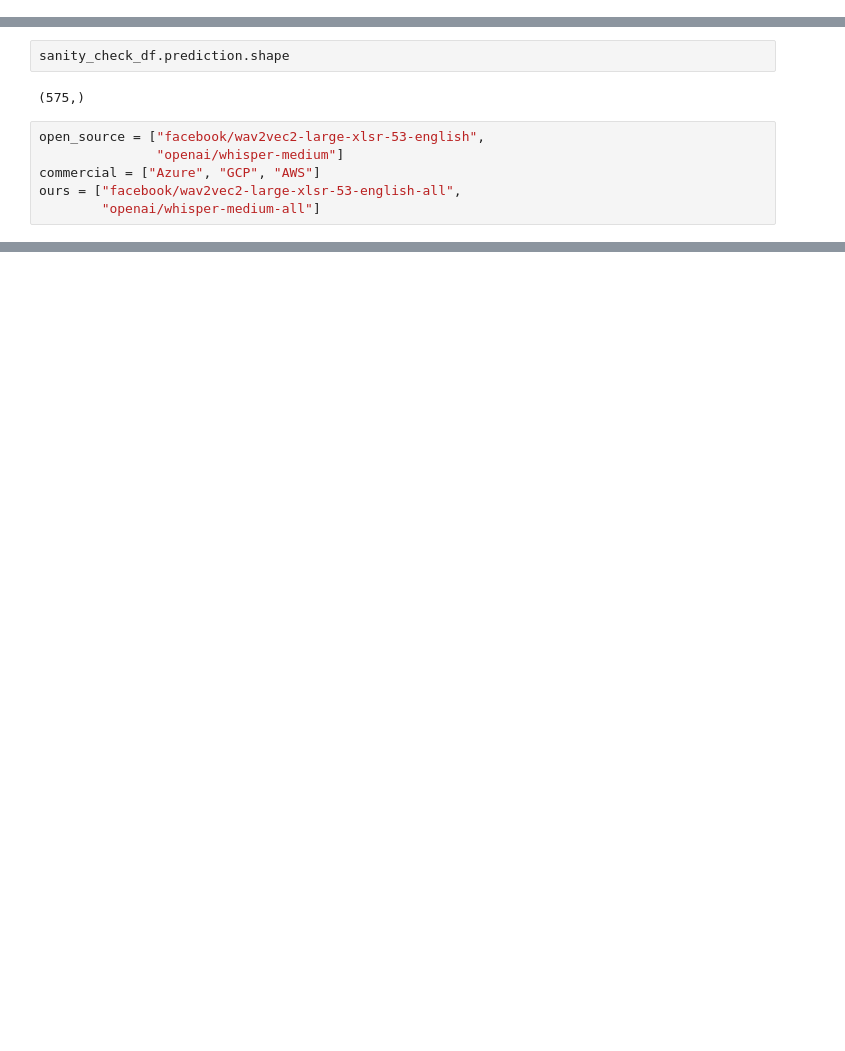
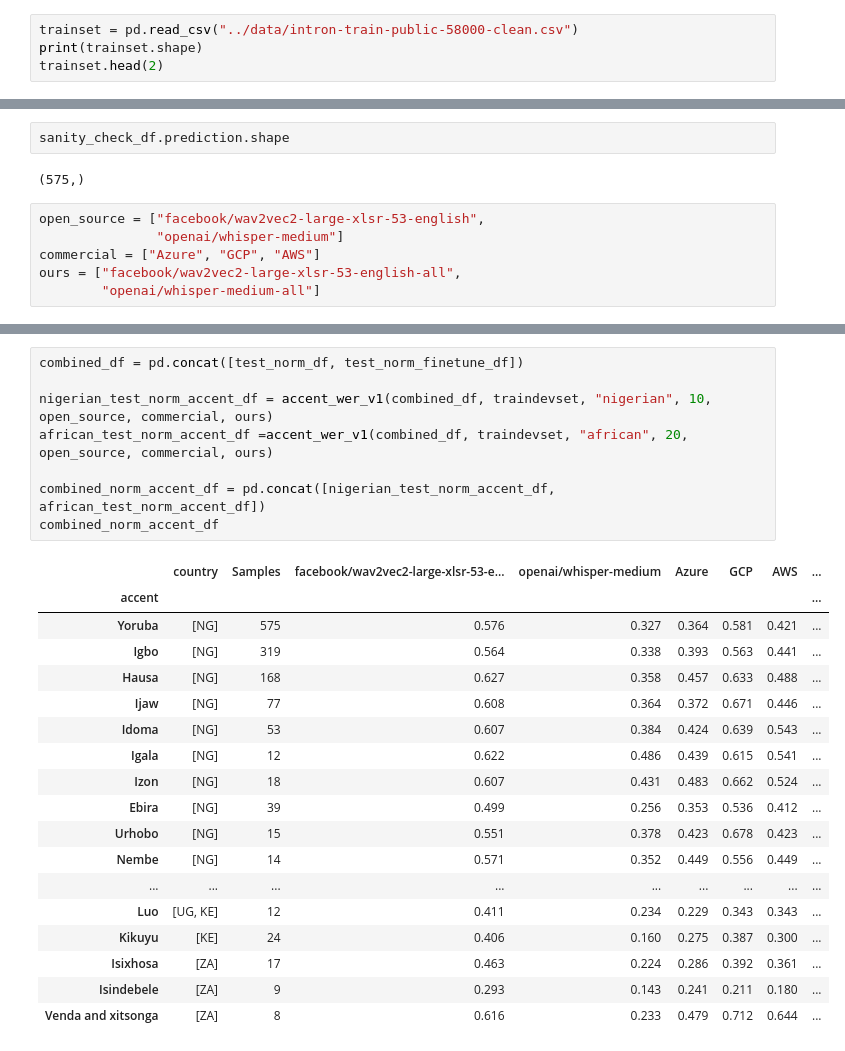
Before and after one commit to intron-innovation/AfriSpeech-200, a Jupyter notebook: notebooks/result_analysis.ipynb, the cells around one changed output, grey strips where cells are left out. Drawn from its saved outputs; the diff is of its cells as text; blank space fills up the shorter version.

```diff
--- a/notebooks/result_analysis.ipynb
+++ b/notebooks/result_analysis.ipynb
@@ -237,0 +250,4 @@ devset.head(2)
+# %%
+trainset = pd.read_csv("../data/intron-train-public-58000-clean.csv")
+print(trainset.shape)
+trainset.head(2)
@@ -337,0 +542,27 @@ accent_df
+# %%
+combined_df = pd.concat([test_norm_df, test_norm_finetune_df])
+
+nigerian_test_norm_accent_df = accent_wer_v1(combined_df, traindevset, "nigerian", 10, open_source, commercial, ours)
+african_test_norm_accent_df =accent_wer_v1(combined_df, traindevset, "african", 20, open_source, commercial, ours)
+
+combined_norm_accent_df = pd.concat([nigerian_test_norm_accent_df, african_test_norm_accent_df])
+combined_norm_accent_df
+# %% [output]
+|  | country | Samples | facebook/wav2vec2-large-xlsr-53-e... | openai/whisper-medium | Azure | GCP | AWS | ... |
+| accent |  |  |  |  |  |  |  | ... |
+| Yoruba | [NG] | 575 | 0.576 | 0.327 | 0.364 | 0.581 | 0.421 | ... |
+| Igbo | [NG] | 319 | 0.564 | 0.338 | 0.393 | 0.563 | 0.441 | ... |
+| Hausa | [NG] | 168 | 0.627 | 0.358 | 0.457 | 0.633 | 0.488 | ... |
+| Ijaw | [NG] | 77 | 0.608 | 0.364 | 0.372 | 0.671 | 0.446 | ... |
+| Idoma | [NG] | 53 | 0.607 | 0.384 | 0.424 | 0.639 | 0.543 | ... |
+| Igala | [NG] | 12 | 0.622 | 0.486 | 0.439 | 0.615 | 0.541 | ... |
+| Izon | [NG] | 18 | 0.607 | 0.431 | 0.483 | 0.662 | 0.524 | ... |
+| Ebira | [NG] | 39 | 0.499 | 0.256 | 0.353 | 0.536 | 0.412 | ... |
+| Urhobo | [NG] | 15 | 0.551 | 0.378 | 0.423 | 0.678 | 0.423 | ... |
+| Nembe | [NG] | 14 | 0.571 | 0.352 | 0.449 | 0.556 | 0.449 | ... |
+| ... | ... | ... | ... | ... | ... | ... | ... | ... |
+| Luo | [UG, KE] | 12 | 0.411 | 0.234 | 0.229 | 0.343 | 0.343 | ... |
+| Kikuyu | [KE] | 24 | 0.406 | 0.160 | 0.275 | 0.387 | 0.300 | ... |
+| Isixhosa | [ZA] | 17 | 0.463 | 0.224 | 0.286 | 0.392 | 0.361 | ... |
+| Isindebele | [ZA] | 9 | 0.293 | 0.143 | 0.241 | 0.211 | 0.180 | ... |
+| Venda and xitsonga | [ZA] | 8 | 0.616 | 0.233 | 0.479 | 0.712 | 0.644 | ... |
```
Also changed, not shown: parts of 34 cells of this notebook.
